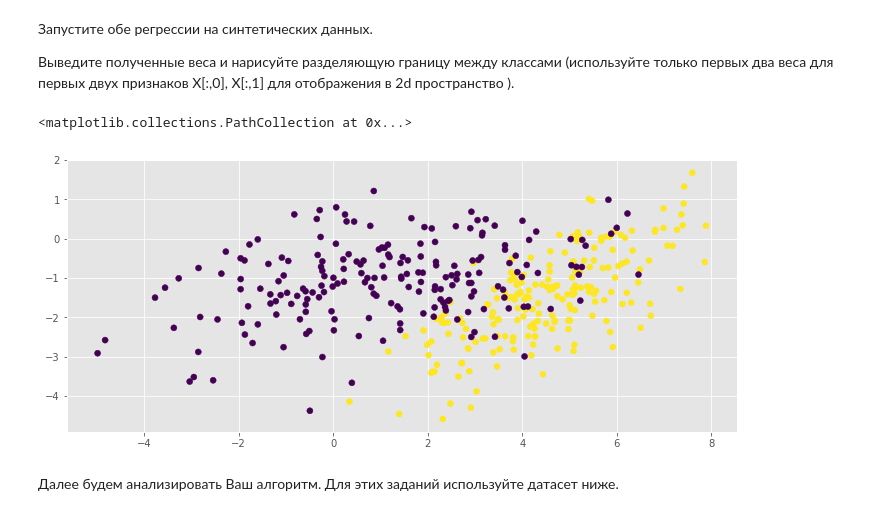
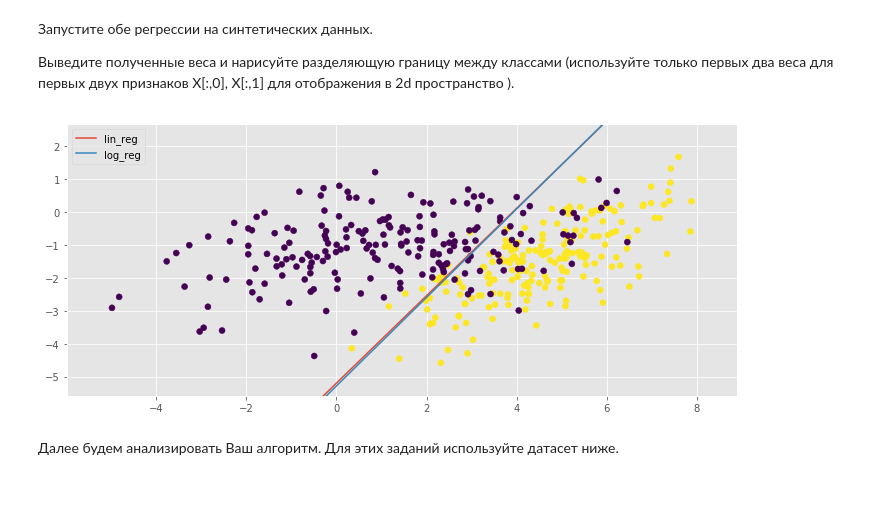
Before and after one commit to davidtadze/data-mining, a Jupyter notebook: davitadze_hw2.ipynb, the cells around one changed output. Saved outputs shown, nothing was run; the diff lists cells and outputs as text; code cells hidden in the pictures.

```diff
--- a/davitadze_hw2.ipynb
+++ b/davitadze_hw2.ipynb
@@ -226,12 +322,15 @@ def batch_generator(X, y, shuffle=True, batch_size=1):
     batch_size - размер батча ( 1 это SGD, > 1 mini-batch GD)
     Генерирует подвыборку для итерации спуска (X_batch, y_batch)
     """
+    num_of_samples = len(X)
+    if shuffle:
+        idx = np.random.permutation(num_of_samples)
+    else:
+        idx = np.arange(num_of_samples)
 
-    X_batch = ""
-    y_batch = ""
-    for i in 'your code here':
-        X_batch = ""
-        y_batch = ""
+    for i in range(0, num_of_samples - batch_size + 1, batch_size):
+        X_batch = X[idx[i: i + batch_size]]
+        y_batch = y[idx[i: i + batch_size]]
         yield (X_batch, y_batch)
 
 # Теперь можно сделать генератор по данным ()
@@ -334,27 +461,41 @@ class MySGDClassifier(BaseEstimator, ClassifierMixin):
 
 
 Выведите полученные веса и нарисуйте разделяющую границу между классами (используйте только первых два веса для первых двух признаков X[:,0], X[:,1] для отображения в 2d пространство ).
-# %%
-def plot_decision_boundary(clf):
-    ## Your code Here
-    pass
+# %%
+def plot_decision_boundary(clf, name):
+
+    axes = plt.gca()
+    x_vals = np.array(axes.get_xlim())
+    y_vals = -(clf.weights[0] - 1/2 + clf.weights[1] * x_vals)/clf.weights[2]
+
+    plt.plot(x_vals, y_vals, label=name)
+    plt.legend()
 # %%
 np.random.seed(0)
 
 C1 = np.array([[0., -0.8], [1.5, 0.8]])
 C2 = np.array([[1., -0.7], [2., 0.7]])
 gauss1 = np.dot(np.random.randn(200, 2) + np.array([5, 3]), C1)
 gauss2 = np.dot(np.random.randn(200, 2) + np.array([1.5, 0]), C2)
 
 X = np.vstack([gauss1, gauss2])
 y = np.r_[np.ones(200), np.zeros(200)]
 
-# plot_decision_boundary(your_model)
+plt.scatter(X[:,0], X[:,1], c=y)
 
-plt.scatter(X[:,0], X[:,1], c=y)
+plt.ylim(np.amin(X[:,1]) - 1, np.amax(X[:,1]) + 1)
+plt.xlim(np.amin(X[:,0]) - 1, np.amax(X[:,0]) + 1)
+
+lin_clf = MySGDClassifier(batch_generator, alpha=0.001, max_epoch=10, model_type='lin_reg')
+lin_clf.fit(X, y)
+
+log_clf = MySGDClassifier(batch_generator, alpha=0.05, max_epoch=10, model_type='log_reg')
+log_clf.fit(X, y)
+
+plot_decision_boundary(lin_clf, 'lin_reg')
+plot_decision_boundary(log_clf, 'log_reg')
 # %% [output]
-<matplotlib.collections.PathCollection at 0x...>
-[figure, old version]
+[figure, new version]
 # %% [markdown]
 Далее будем анализировать Ваш алгоритм.
 Для этих заданий используйте датасет ниже.
```
Also changed, not shown: parts of 42 cells of this notebook.
